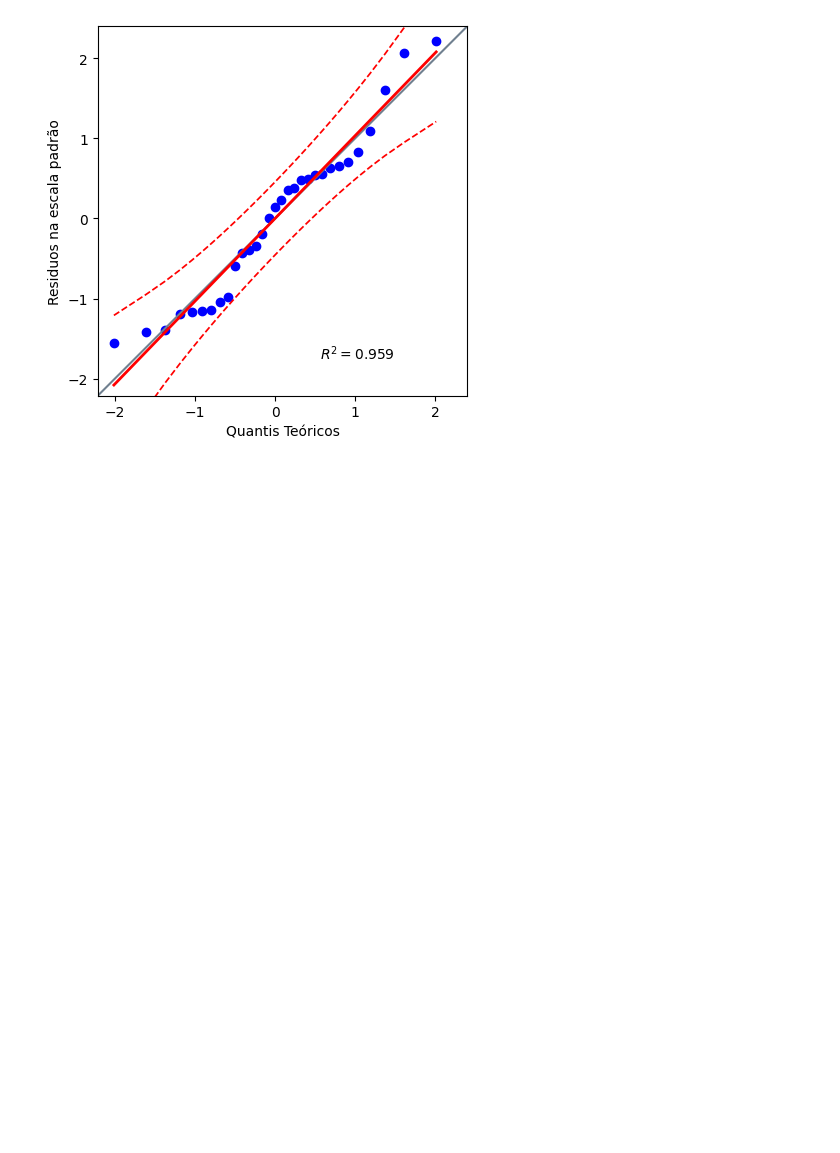
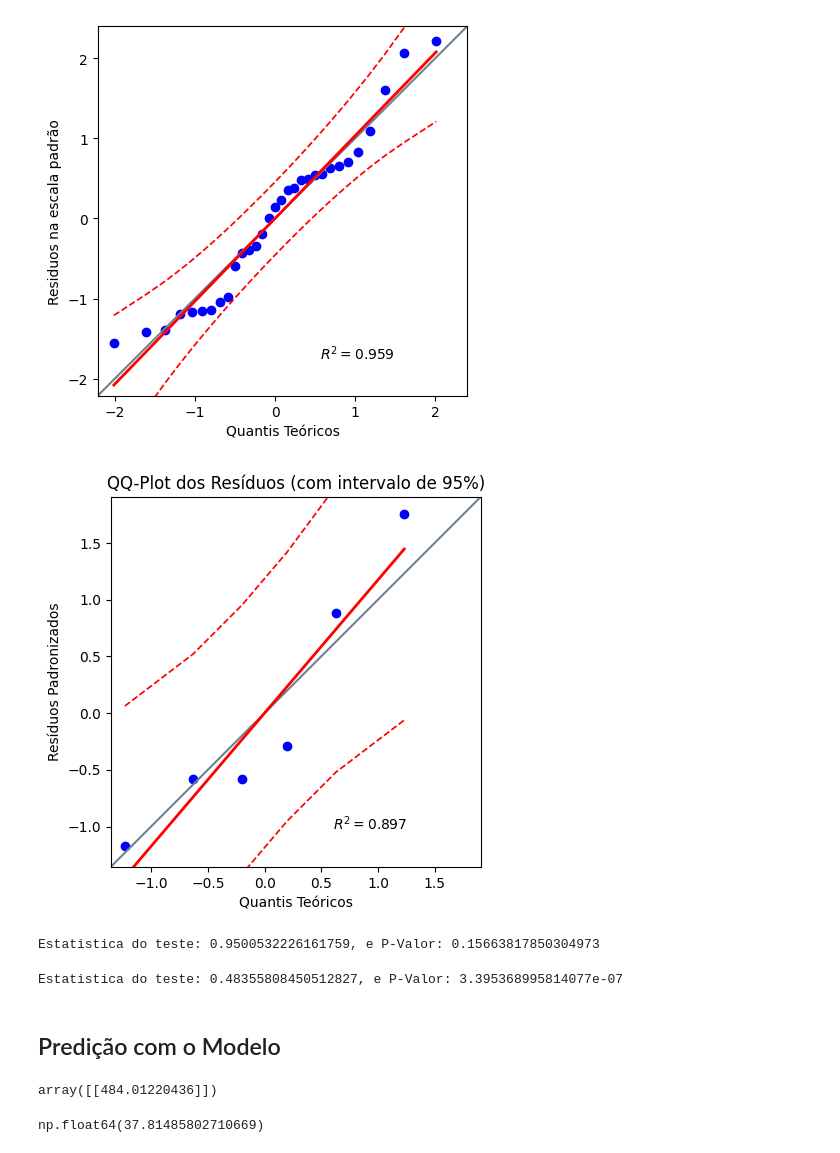
Before and after one commit to luan-albuquerque/AI-Development, a Jupyter notebook: IA-Linear-Regression/modelo_pontuacao.ipynb, the cells around one changed output. Drawn from its saved outputs; the diff is of its cells as text; code cells hidden in the pictures; blank space fills up the shorter version.

Commit message:
feat: Finalizando Modelo de Regressão Linear

```diff
--- a/IA-Linear-Regression/modelo_pontuacao.ipynb
+++ b/IA-Linear-Regression/modelo_pontuacao.ipynb
@@ -259,3 +259,64 @@ plt.ylabel('Residuos na escala padrão')
 plt.show()
 # %% [output]
 [figure]
+# %%
+import numpy as np
+import matplotlib.pyplot as plt
+import pingouin as pg
+from scipy.stats import zscore
+
+# Exemplo de dados (substitua pelos seus)
+y_test = np.array([40, 55, 65, 85, 100, 120])
+y_pred = np.array([42, 58, 68, 80, 98, 125])
+
+# Resíduos e padronização
+residuos_1 = y_test - y_pred
+residuos_std_1 = zscore(residuos_1)
+
+# QQ-Plot com Pingouin
+pg.qqplot(residuos_std_1, dist='norm', confidence=0.95)
+
+plt.xlabel("Quantis Teóricos")
+plt.ylabel("Resíduos Padronizados")
+plt.title("QQ-Plot dos Resíduos (com intervalo de 95%)")
+plt.show()
+# %% [output]
+[figure, added]
+# %%
+# Teste de Normalidade - Shapiro Wilk
+# H0 - Segue distribuição norm
+# H1 = Não segue uma distribuição normal
+# Se o p-valor > 0.05 não rejeita H0, caso contrário rejeitamos.
+stat_shapiro, p_valor_shapiro = shapiro(residuos.reshape(-1))
+print("Estatistica do teste: {}, e P-Valor: {}".format(stat_shapiro, p_valor_shapiro))
+# %% [output]
+Estatistica do teste: 0.9500532226161759, e P-Valor: 0.15663817850304973
+# %%
+# Teste de Normalidade - Kolmogorov-Smirnov
+# H0 - Segue distribuição norm
+# H1 = Não segue uma distribuição normal
+# Se o p-valor > 0.05 não rejeita H0, caso contrário rejeitamos.
+stat_ks, p_valor_ks = kstest(residuos.reshape(-1), 'norm')
+print("Estatistica do teste: {}, e P-Valor: {}".format(stat_ks, p_valor_ks))
+# %% [output]
+Estatistica do teste: 0.48355808450512827, e P-Valor: 3.395368995814077e-07
+# %% [markdown]
+## Predição com o Modelo
+# %%
+# Se eu estudar 30.4 giras, qual a pontuação prevista pelo modelo
+
+reg_model.predict([[30.4]])
+# %% [output]
+array([[484.01220436]])
+# %%
+# Quantas horas estudar para obter 600 pontos (pelo modelos) ?
+
+# y = ax + b -> Equação da Reta
+
+#y - b = ax
+# (y - b) / a = x
+# x = (y - b) / a
+
+(600 - reg_model.intercept_[0]) / reg_model.coef_[0][0]
+# %% [output]
+np.float64(37.81485802710669)
```
Also changed, not shown: parts of 2 cells of this notebook, 2 other files.
